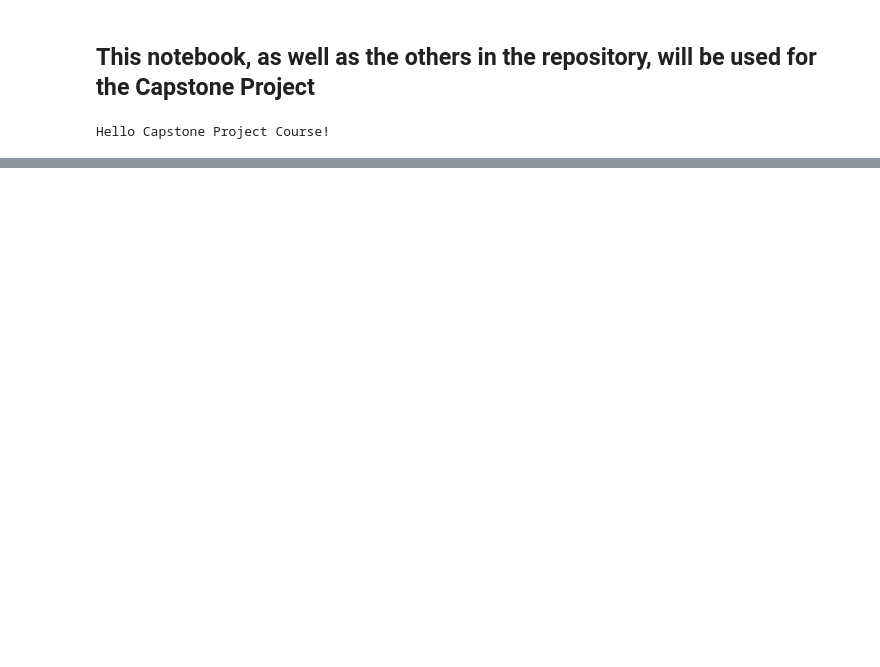
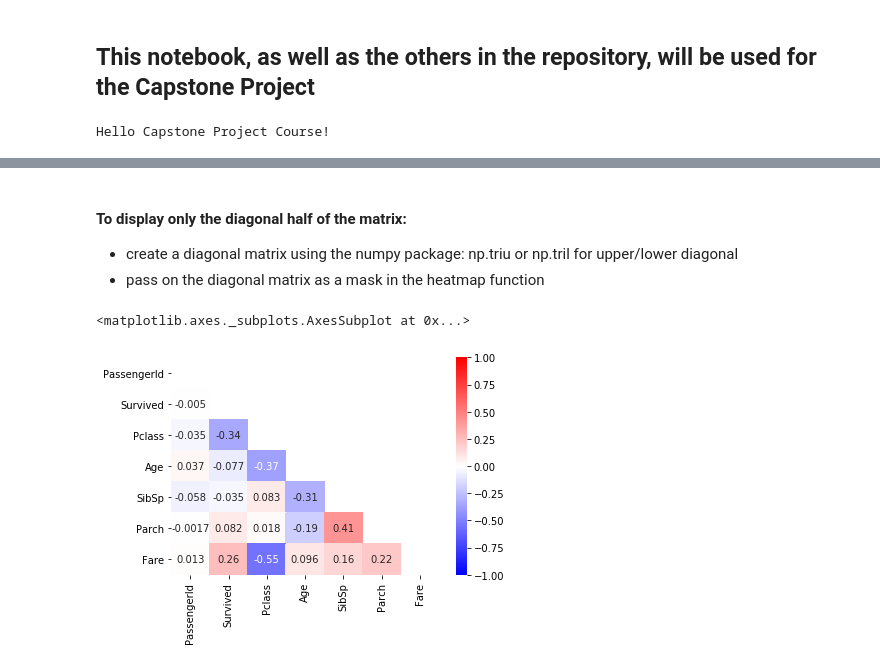
Before and after one commit to LucianChiriac/Coursera_Capstone, a Jupyter notebook: Scripts/Capstone Project.ipynb, the cells around one changed output, grey strips where cells are left out. Saved outputs shown, nothing was run; the diff lists cells and outputs as text; code cells hidden in the pictures; blank space fills up the shorter version.

```diff
--- a/Scripts/Capstone Project.ipynb
+++ b/Scripts/Capstone Project.ipynb
@@ -33,0 +66,10 @@ Index(['SEVERITYCODE', 'X', 'Y', 'OBJECTID', 'INCKEY', 'COLDETKEY', 'REPORTNO',
+# %% [markdown]
+#### To display only the diagonal half of the matrix:
+- create a diagonal matrix using the numpy package: np.triu or np.tril for upper/lower diagonal
+- pass on the diagonal matrix as a mask in the heatmap function
+# %%
+diag = np.triu(corr)
+sns.heatmap(corr, annot= True, mask = diag, cmap = 'bwr', vmin=-1, vmax = 1, center =0)
+# %% [output]
+<matplotlib.axes._subplots.AxesSubplot at 0x...>
+[figure, added]
```
Also changed, not shown: parts of 14 cells of this notebook.
